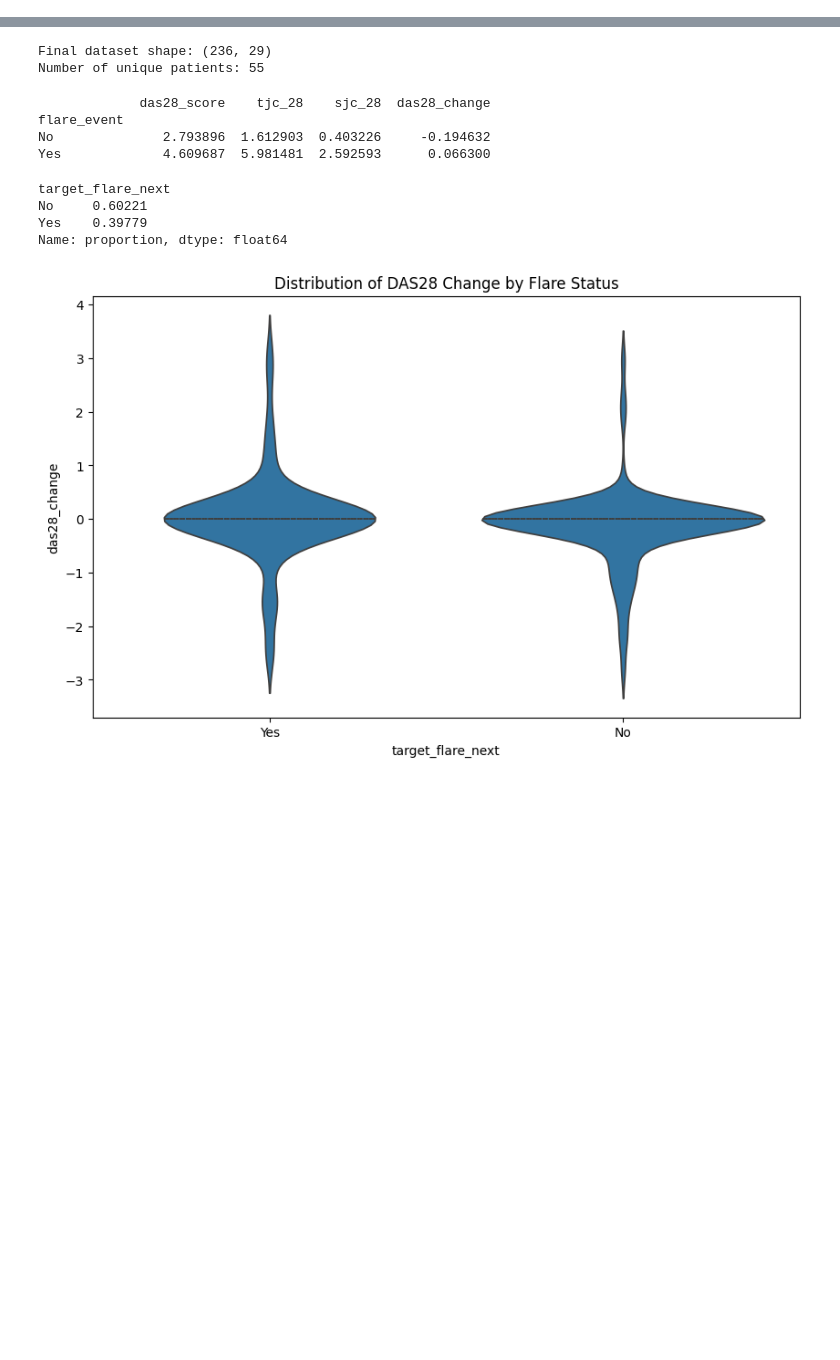
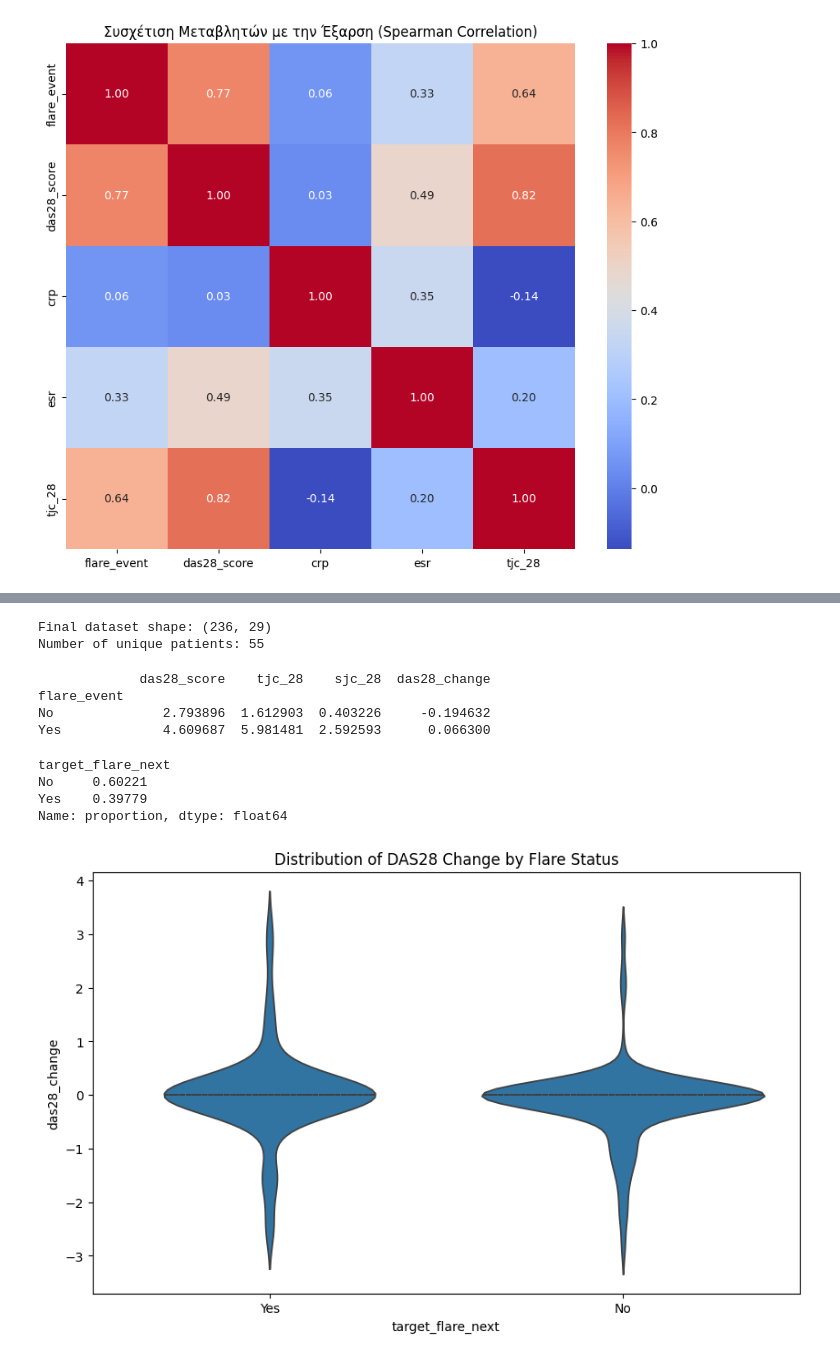
Before and after one commit to konnatzeik/Master_Thesis, a Jupyter notebook: notebooks/01_data_cleaning.ipynb, the cells around one changed output, grey strips where cells are left out. Drawn from its saved outputs; the diff is of its cells as text; code cells hidden in the pictures; blank space fills up the shorter version.

```diff
--- a/notebooks/01_data_cleaning.ipynb
+++ b/notebooks/01_data_cleaning.ipynb
@@ -46,3 +99,16 @@ memory usage: 56.4 KB
+# %%
+# Υπολογισμός συσχέτισης (χρησιμοποιούμε Spearman γιατί οι ιατρικές τιμές συχνά δεν είναι κανονικά κατανεμημένες)
+corr_df = df_cleaned[['flare_event', 'das28_score', 'crp', 'esr', 'tjc_28']].copy()
+corr_df['flare_event'] = corr_df['flare_event'].map({'No': 0, 'Yes': 1})
+correlations = corr_df.corr(method='spearman', numeric_only=True)
+
+# Οπτικοποίηση με Heatmap
+plt.figure(figsize=(10,8))
+sns.heatmap(correlations, annot=True, cmap='coolwarm', fmt=".2f")
+plt.title('Συσχέτιση Μεταβλητών με την Έξαρση (Spearman Correlation)')
+plt.show()
+# %% [output]
+[figure, added]
 # %%
 df_cleaned.describe()
 # %% [output]
```
Also changed, not shown: parts of 7 cells of this notebook.
